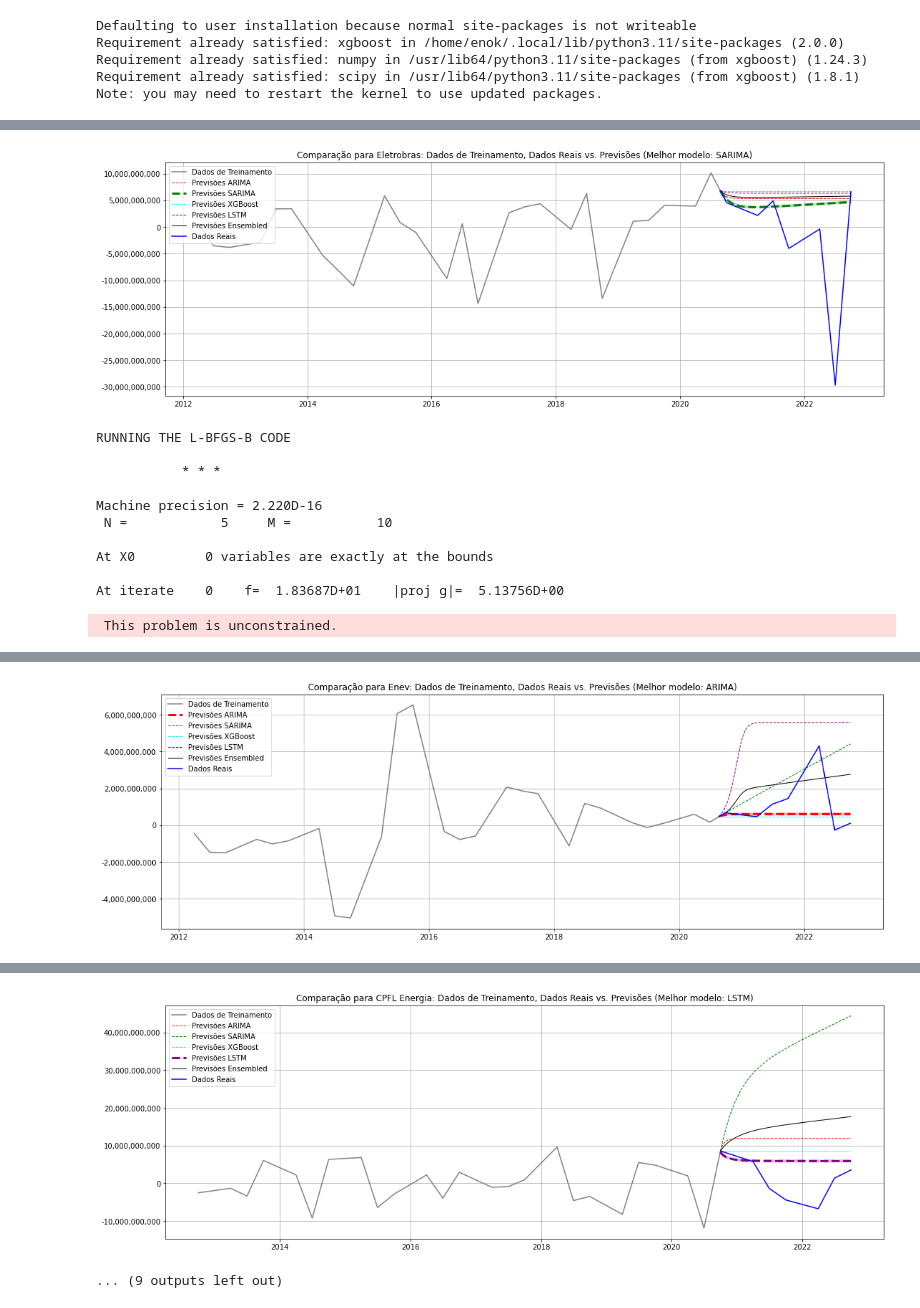
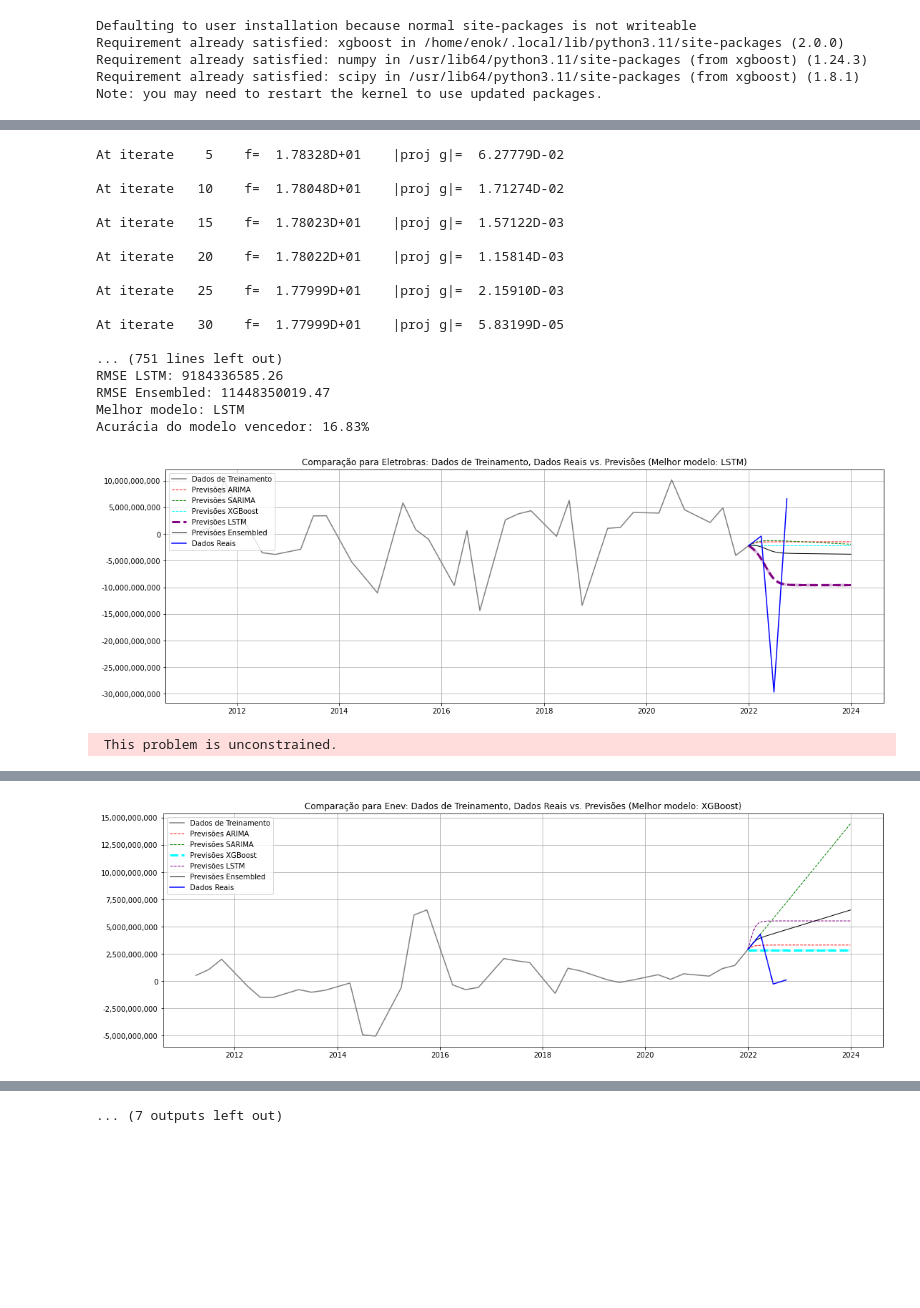
Before and after one commit to enok/flowpredict, a Jupyter notebook: flowpredict.ipynb, the cells around one changed output, grey strips where cells are left out. Cells and saved outputs as stored; diff of their text form; code cells hidden in the pictures; blank space fills up the shorter version.

Commit message:
increasing forecasting acurracy

```diff
--- a/flowpredict.ipynb
+++ b/flowpredict.ipynb
@@ -1445,6 +1450,8 @@ Note: you may need to restart the kernel to use updated packages.
 import pandas as pd
 from statsmodels.tsa.stattools import adfuller, kpss
 from arch.unitroot import PhillipsPerron
+
+P_VALUE = 0.01
 
 def check_stationarity(data):
     # Performing the Augmented Dickey-Fuller test:
@@ -1469,7 +1476,7 @@ def check_stationarity(data):
     print('Phillips-Perron Statistic:', pp_statistic)
     print('Phillips-Perron p-value:', pp_p_value)
 
-    is_stationary = adf_p_value <= 0.05 and (kpss_p_value is None or kpss_p_value > 0.05) and pp_p_value <= 0.05
+    is_stationary = adf_p_value <= P_VALUE and (kpss_p_value is None or kpss_p_value > P_VALUE) and pp_p_value <= P_VALUE
     if is_stationary:
         print("Conclusão: A série é estacionária.")
     else:
@@ -1838,28 +1848,40 @@ for company_code, series in stationary_series_dict.items():
     company_name = companies[company_code]['name']
     series = series.asfreq('D').interpolate(method='linear')
 
-    # Definindo o ponto de divisão com base em 10% dos dados
-    split_percentage = 0.2
-    split_index = int(len(series) * (1 - split_percentage))
+    # Aqui está a mudança: Definindo o ponto de divisão para treinamento até o final de 2021
+    split_date = pd.to_datetime("2021-12-31")
 
-    train_series = series.iloc[:split_index]
-    test_series = series.iloc[split_index:]
+    train_series = series.loc[:split_date]
+    # O conjunto de testes agora será para os anos de 2022 e 2023
+    test_series = series.loc[(split_date + pd.DateOffset(days=1)):]
+
+    # Verificação de validação:
+    if len(train_series) == 0:
+        print(f"[ERRO] A série de treinamento para a empresa {company_name} está vazia.")
+        continue
+
+    if len(test_series) == 0:
+        print(f"[ERRO] A série de teste para a empresa {company_name} está vazia.")
+        continue
 
     # Forecasts individuais
-    arima_preds = arima_forecast(train_series.values, len(test_series))
-    sarima_preds = sarima_forecast(train_series.values, len(test_series))
-    xgboost_preds = xgboost_forecast(train_series.values, len(test_series))
-    lstm_preds = lstm_forecast(train_series.values, len(test_series))
+    forecast_steps = (pd.to_datetime("2023-12-31") - split_date).days
+
+    arima_preds = arima_forecast(train_series.values, forecast_steps)
+    sarima_preds = sarima_forecast(train_series.values, forecast_steps)
+    xgboost_preds = xgboost_forecast(train_series.values, forecast_steps)
+    lstm_preds = lstm_forecast(train_series.values, forecast_steps)
 
     # Ensemble forecast
     ensemble_preds = (arima_preds + sarima_preds + xgboost_preds + lstm_preds) / 4
 
     # Calculando erros
-    arima_rmse = calculate_rmse(test_series.values, arima_preds)
-    sarima_rmse = calculate_rmse(test_series.values, sarima_preds)
-    xgboost_rmse = calculate_rmse(test_series.values, xgboost_preds)
-    lstm_rmse = calculate_rmse(test_series.values, lstm_preds)
-    ensemble_rmse = calculate_rmse(test_series.values, ensemble_preds)
+    # Note que agora estamos apenas avaliando o erro nos anos de 2023 e 2024
+    arima_rmse = calculate_rmse(test_series.values, arima_preds[:len(test_series)])
+    sarima_rmse = calculate_rmse(test_series.values, sarima_preds[:len(test_series)])
+    xgboost_rmse = calculate_rmse(test_series.values, xgboost_preds[:len(test_series)])
+    lstm_rmse = calculate_rmse(test_series.values, lstm_preds[:len(test_series)])
+    ensemble_rmse = calculate_rmse(test_series.values, ensemble_preds[:len(test_series)])
 
     best_rmse = min(arima_rmse, sarima_rmse, xgboost_rmse, lstm_rmse, ensemble_rmse)
 
@@ -1887,7 +1909,6 @@ for company_code, series in stationary_series_dict.items():
     print(f"RMSE ARIMA: {arima_rmse:.2f}")
     print(f"RMSE SARIMA: {sarima_rmse:.2f}")
     print(f"RMSE XGBoost: {xgboost_rmse:.2f}")
-    print(f"RMSE XGBoost: {xgboost_rmse:.2f}")
     print(f"RMSE LSTM: {lstm_rmse:.2f}")
     print(f"RMSE Ensembled: {ensemble_rmse:.2f}")
     print(f"Melhor modelo: {best_model}")
@@ -1916,12 +1930,19 @@ Acurácia do modelo vencedor: -103.26%
+At iterate    5    f=  1.78328D+01    |proj g|=  6.27779D-02
+
+At iterate   10    f=  1.78048D+01    |proj g|=  1.71274D-02
+
+At iterate   15    f=  1.78023D+01    |proj g|=  1.57122D-03
+
+At iterate   20    f=  1.78022D+01    |proj g|=  1.15814D-03
+
+At iterate   25    f=  1.77999D+01    |proj g|=  2.15910D-03
+
+At iterate   30    f=  1.77999D+01    |proj g|=  5.83199D-05
+
+... (751 lines left out)
+RMSE LSTM: 9184336585.26
+RMSE Ensembled: 11448350019.47
+Melhor modelo: LSTM
+Acurácia do modelo vencedor: 16.83%
-[figure, old version]
+[figure, new version]
-RUNNING THE L-BFGS-B CODE
-
-           * * *
-
-Machine precision = 2.220D-16
- N =            5     M =           10
-
-At X0         0 variables are exactly at the bounds
-
-At iterate    0    f=  1.83687D+01    |proj g|=  5.13756D+00
  This problem is unconstrained.
@@ -1944,0 +1966 @@ At iterate   45    f=  1.66898D+01    |proj g|=  2.63647D-04
+[figure, new version]
@@ -1962 +1967,0 @@ Acurácia do modelo vencedor: -145.67%
-[figure, old version]
@@ -1998,2 +1997 @@ Acurácia do modelo vencedor: -282.83%
-[figure, old version]
-... (9 outputs left out)
+... (7 outputs left out)
```
Also changed, not shown: parts of 27 cells of this notebook, 4 other files.
